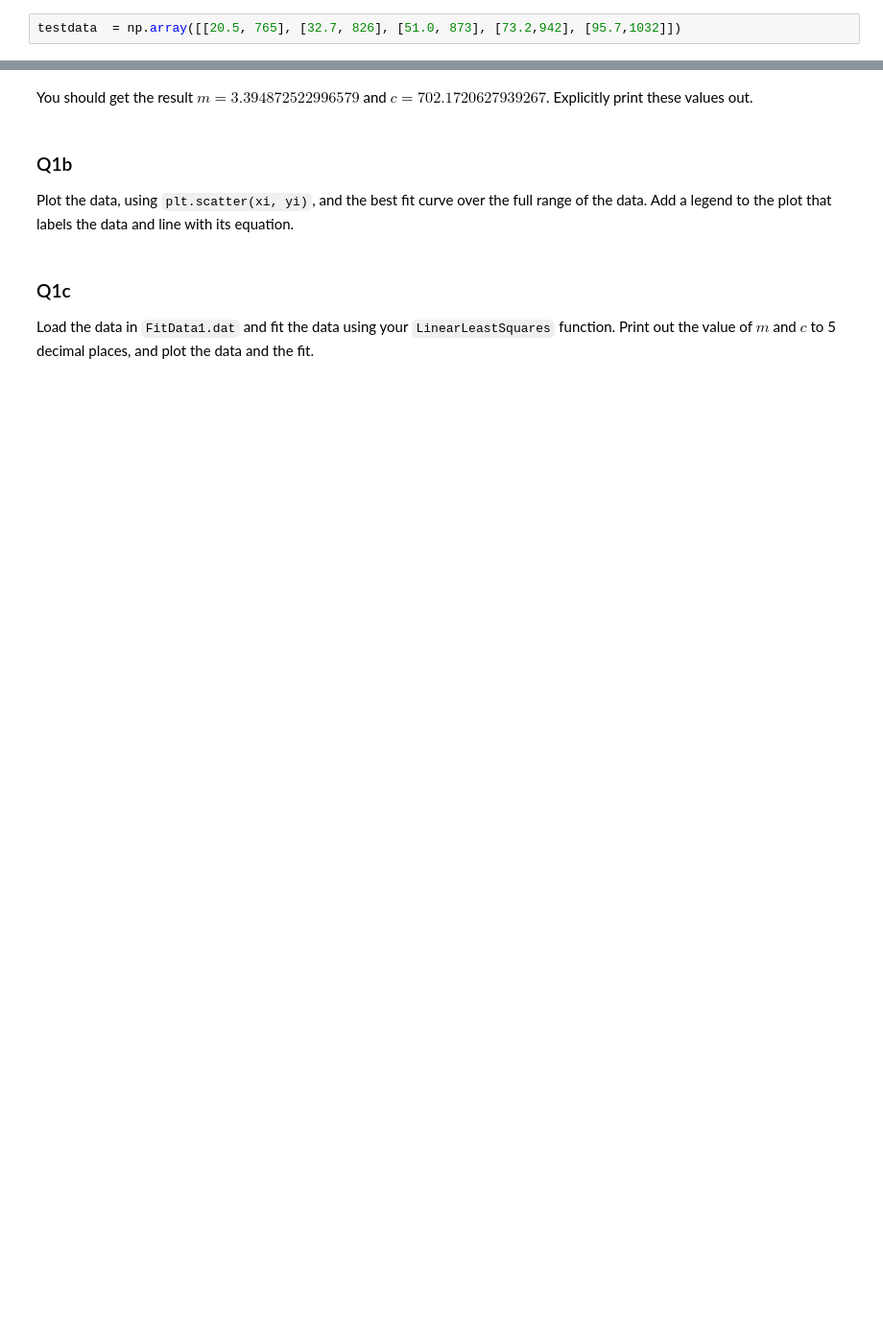
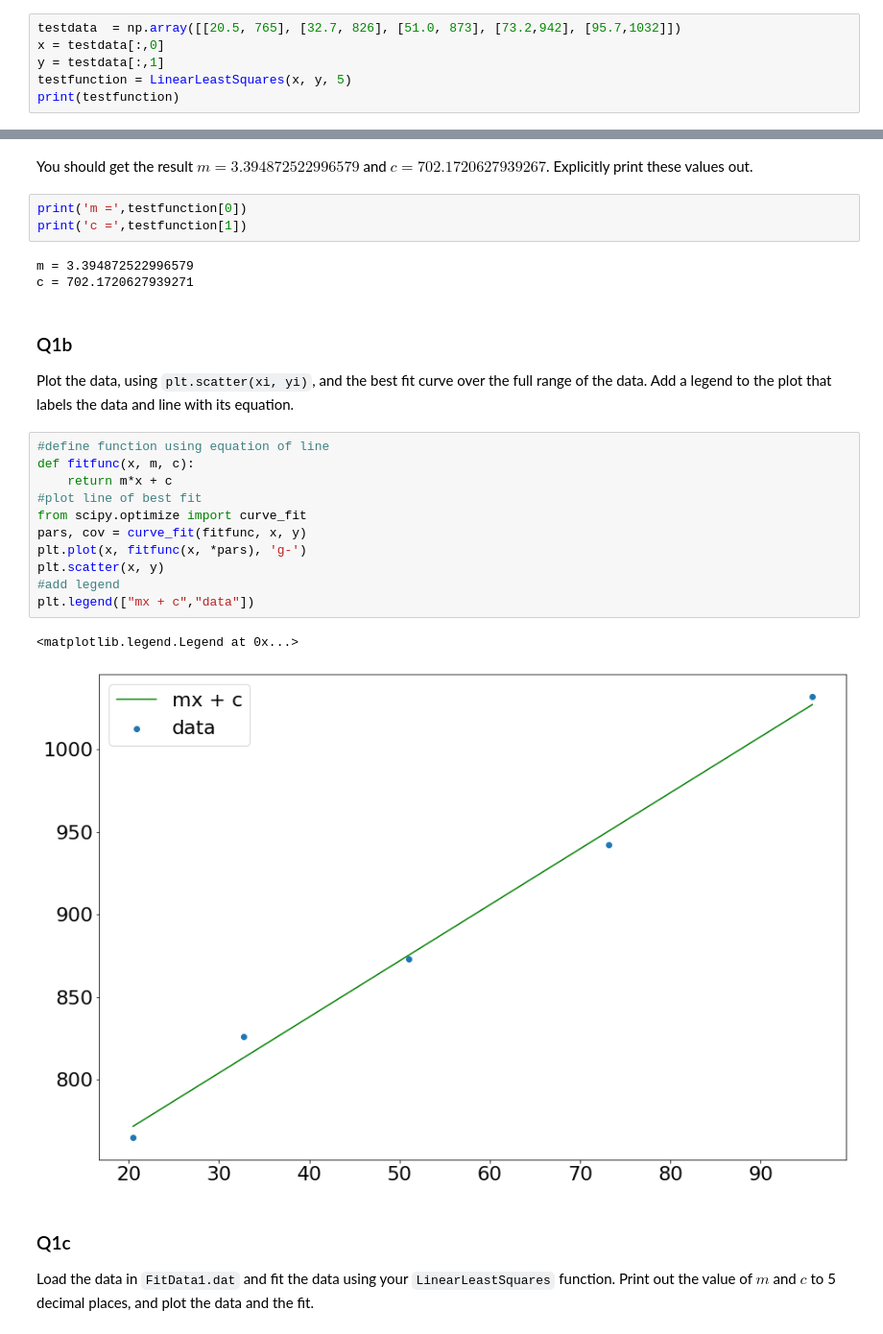
Before and after one commit to sean-roche/assignment3, a Jupyter notebook: Assignment-3.ipynb, the cells around one changed output, grey strips where cells are left out. Shown at 96% size. Saved outputs shown, nothing was run; the diff lists cells and outputs as text; blank space fills up the shorter version.

```diff
--- a/Assignment-3.ipynb
+++ b/Assignment-3.ipynb
@@ -59,3 +66,7 @@ Write a function that takes in two arrays of data for the x and y values and ret
 Test you function with the data we looked at in the lecture, given below:
 # %%
 testdata  = np.array([[20.5, 765], [32.7, 826], [51.0, 873], [73.2,942], [95.7,1032]])
+x = testdata[:,0]
+y = testdata[:,1]
+testfunction = LinearLeastSquares(x, y, 5)
+print(testfunction)
@@ -62,8 +75,28 @@ testdata  = np.array([[20.5, 765], [32.7, 826], [51.0, 873], [73.2,942], [95.7,1
 # %% [markdown]
 You should get the result $m=3.394872522996579$ and $c=702.1720627939267$. Explicitly print these values out.
+# %%
+print('m =',testfunction[0])
+print('c =',testfunction[1])
+# %% [output]
+m = 3.394872522996579
+c = 702.1720627939271
 # %% [markdown]
 ### Q1b
 Plot the data, using `plt.scatter(xi, yi)`, and the best fit curve over the full range of the data. Add a legend to the plot that labels the data and line with its equation.
+# %%
+#define function using equation of line
+def fitfunc(x, m, c):
+    return m*x + c
+#plot line of best fit
+from scipy.optimize import curve_fit
+pars, cov = curve_fit(fitfunc, x, y)
+plt.plot(x, fitfunc(x, *pars), 'g-')
+plt.scatter(x, y)
+#add legend
+plt.legend(["mx + c","data"])
+# %% [output]
+<matplotlib.legend.Legend at 0x...>
+[figure, added]
 # %% [markdown]
 ### Q1c
 Load the data in `FitData1.dat` and fit the data using your `LinearLeastSquares` function. Print out the value of $m$ and $c$ to 5 decimal places, and plot the data and the fit.
```
Also changed, not shown: parts of 8 cells of this notebook.
